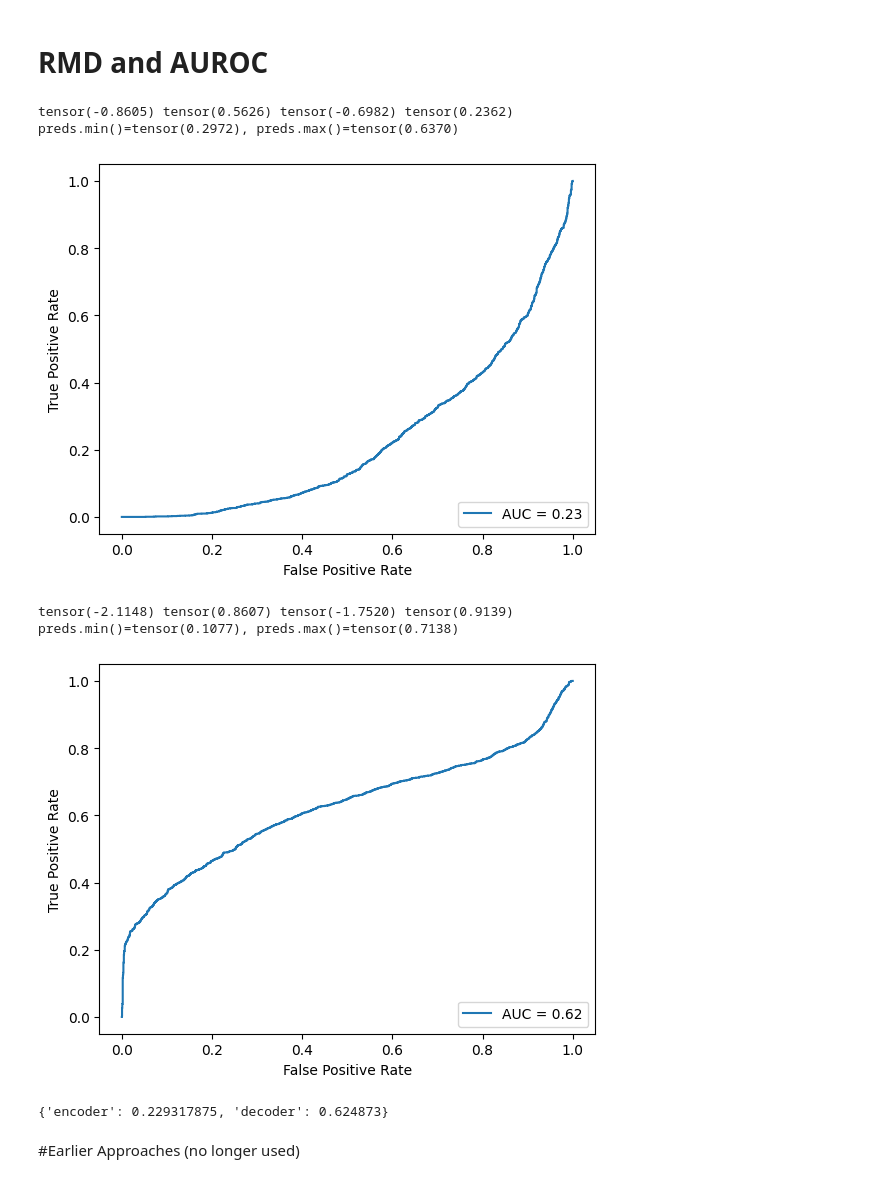
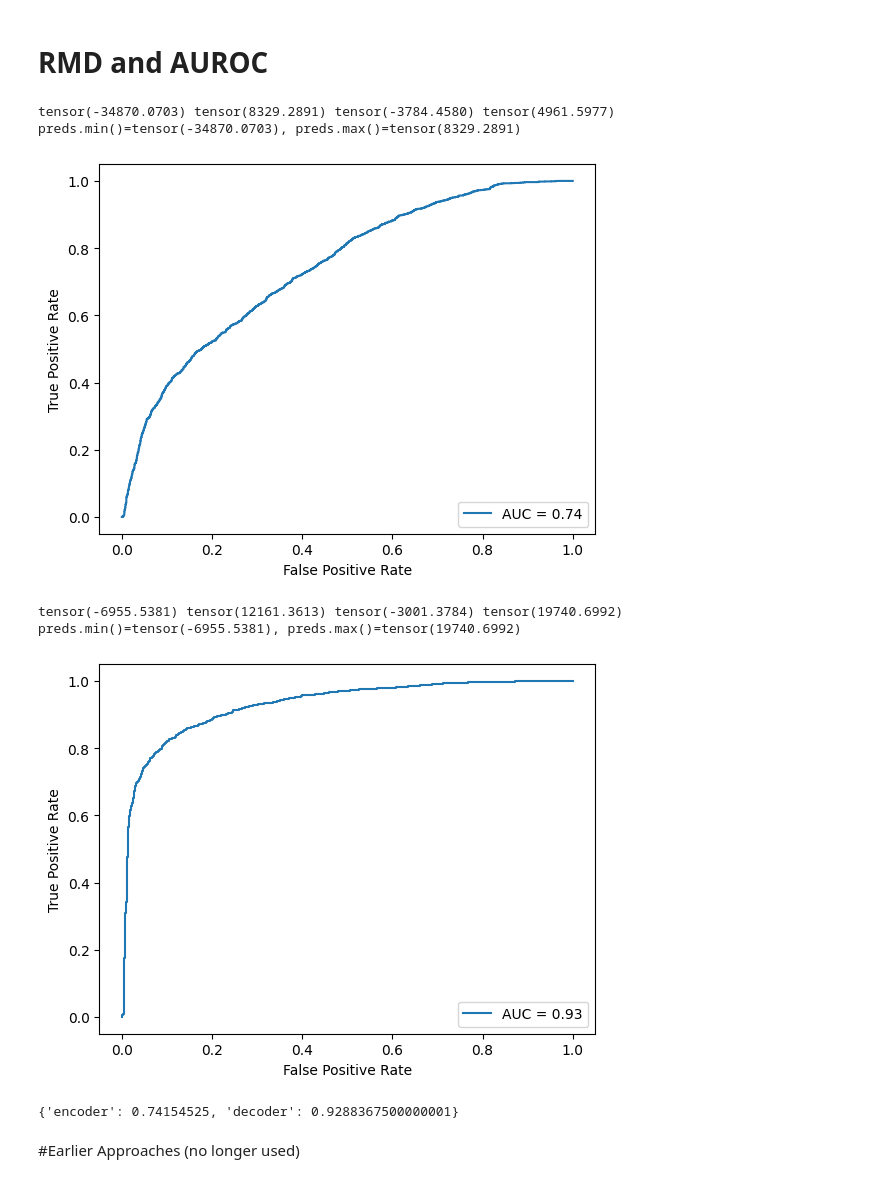
Before and after one commit to virendrakabra14/CS726_AdvML_Project, a Jupyter notebook: 4_with_roc.ipynb, the cells around one changed output. Cells and saved outputs as stored; diff of their text form; code cells hidden in the pictures.

Commit message:
rouge scores and plots

```diff
--- a/4_with_roc.ipynb
+++ b/4_with_roc.ipynb
@@ -431,7 +439,7 @@ def mahalanobis_distance(vectors, mean, cov, epsilon=1e-20):
     num_samples = vectors.shape[0]
     out = torch.zeros(num_samples)
     for i in range(num_samples):
-        out[i] = ((vectors[i]-mean) @ cov @ (vectors[i]-mean).reshape(-1,1)).item()
+        out[i] = ((vectors[i]-mean) @ cov_eps_inv @ (vectors[i]-mean).reshape(-1,1)).item()
     return out
 # %%
 maha_dists = {
@@ -457,43 +465,43 @@ for part in ["encoder", "decoder"]:
 torch.save(maha_dists, "maha_dists.pt")
 # %%
 def get_auroc(preds, labels, display=False):
-    fpr, tpr, thresholds = sklearn.metrics.roc_curve(labels, preds)
-    roc_auc = sklearn.metrics.auc(fpr, tpr)
+    fpr, tpr, thresholds = metrics.roc_curve(labels, preds)
+    roc_auc = metrics.auc(fpr, tpr)
     if display:
-        display = sklearn.metrics.RocCurveDisplay(fpr=fpr, tpr=tpr, roc_auc=roc_auc)
+        display = metrics.RocCurveDisplay(fpr=fpr, tpr=tpr, roc_auc=roc_auc)
         display.plot()
         plt.show()
     return roc_auc
 # %%
 maha_dists = torch.load("maha_dists.pt")
 
 aurocs = {}
 
 for part in ["encoder", "decoder"]:
     rmd_indomain = maha_dists[part]["indomain"]["indomain"] - maha_dists[part]["indomain"]["background"]
     rmd_ood = maha_dists[part]["ood"]["indomain"] - maha_dists[part]["ood"]["background"]
     print(rmd_indomain.min(), rmd_indomain.max(), rmd_ood.min(), rmd_ood.max())     # use scaling? sigmoid?
-                                                                                    # sigmoid doesn't appear to help
+                                                                                    # sigmoid worsens auroc
 
-    # use 0,1 or -1,1? (curr using 0,1 with sigmoid preds)
+    # use 0,1 or -1,1? (doesn't appear to change results much currently)
     labels_indomain = torch.zeros_like(rmd_indomain)
     labels_ood = torch.ones_like(rmd_ood)
 
     preds = torch.cat((rmd_indomain, rmd_ood))
-    preds = torch.sigmoid(preds)
+    # preds = torch.sigmoid(preds)
     print(f"{preds.min()=}, {preds.max()=}")
     labels = torch.cat((labels_indomain, labels_ood))
     aurocs[part] = get_auroc(preds.cpu().numpy(), labels.cpu().numpy(), display=True)
 
 print(aurocs)
 # %% [output]
-tensor(-0.8605) tensor(0.5626) tensor(-0.6982) tensor(0.2362)
-preds.min()=tensor(0.2972), preds.max()=tensor(0.6370)
+tensor(-34870.0703) tensor(8329.2891) tensor(-3784.4580) tensor(4961.5977)
+preds.min()=tensor(-34870.0703), preds.max()=tensor(8329.2891)
-[figure, old version]
+[figure, new version]
-tensor(-2.1148) tensor(0.8607) tensor(-1.7520) tensor(0.9139)
-preds.min()=tensor(0.1077), preds.max()=tensor(0.7138)
+tensor(-6955.5381) tensor(12161.3613) tensor(-3001.3784) tensor(19740.6992)
+preds.min()=tensor(-6955.5381), preds.max()=tensor(19740.6992)
-[figure, old version]
+[figure, new version]
-{'encoder': 0.229317875, 'decoder': 0.624873}
+{'encoder': 0.74154525, 'decoder': 0.9288367500000001}
 # %% [markdown]
 #Earlier Approaches \(no longer used\)
 # %%
```
Also changed, not shown: parts of 3 cells of this notebook, 14 other files.
